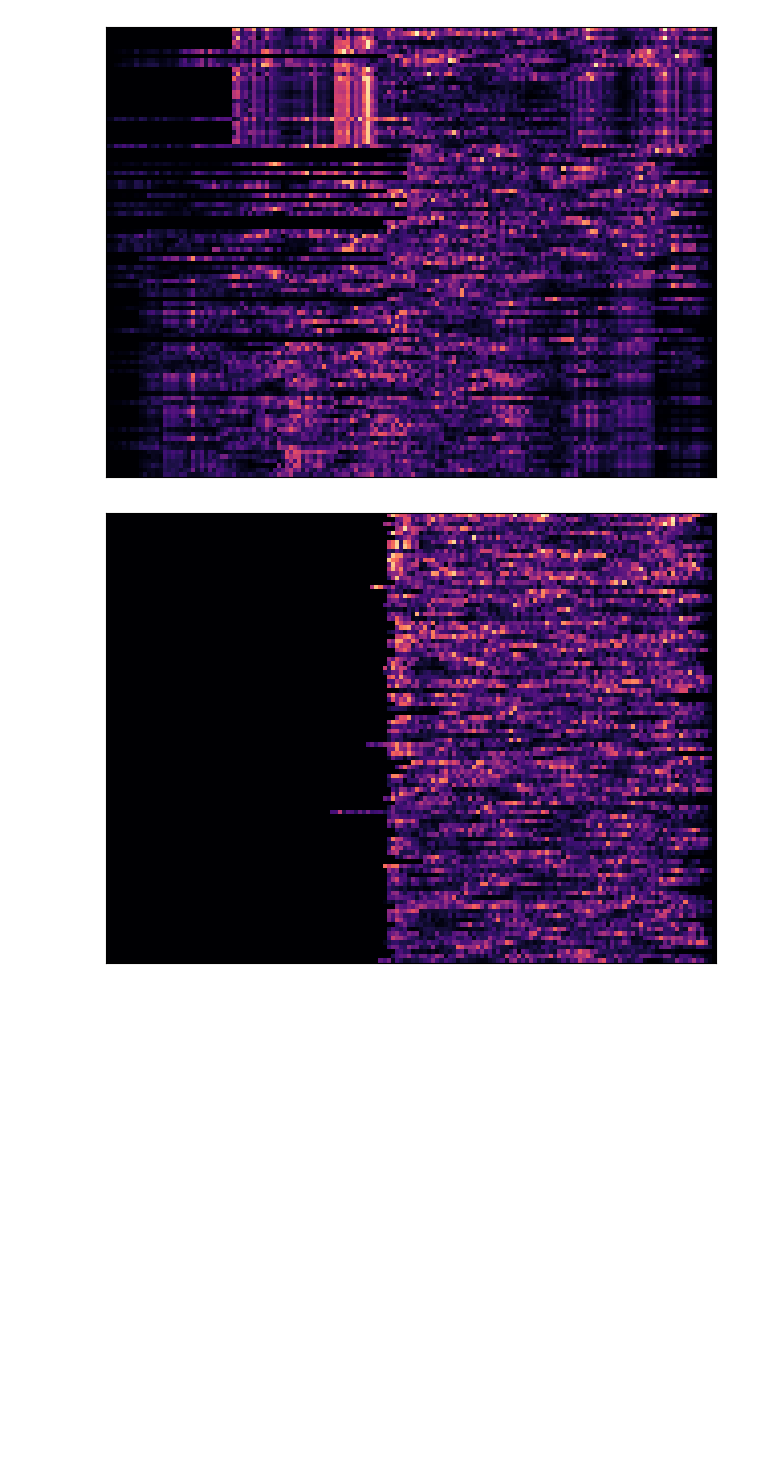
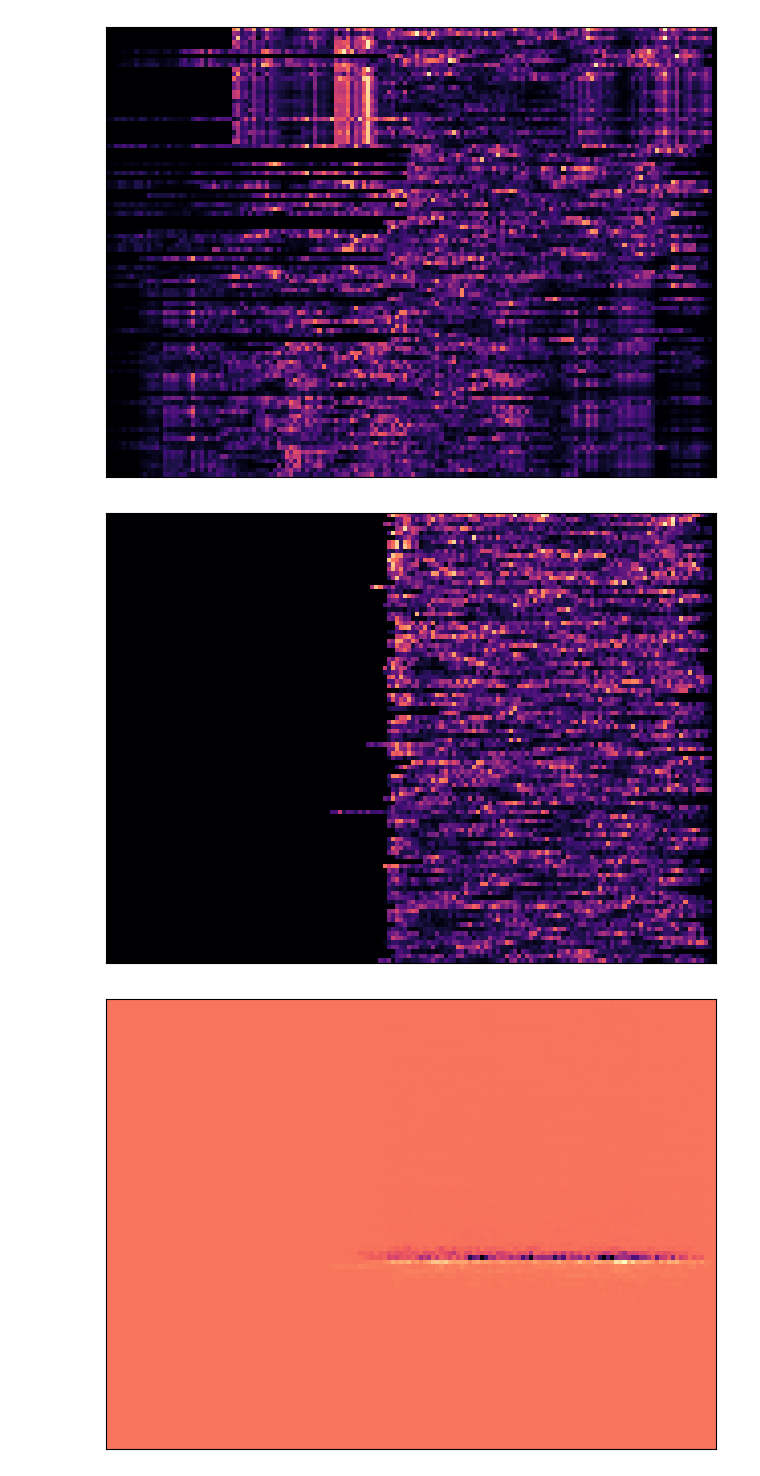
Before and after one commit to Rhys-sg/e.-coli-promoter-prediction, a Jupyter notebook: saliency.ipynb, the cells around one changed output. Saved outputs shown, nothing was run; the diff lists cells and outputs as text; code cells hidden in the pictures; blank space fills up the shorter version.

```diff
--- a/saliency.ipynb
+++ b/saliency.ipynb
@@ -32,10 +41,12 @@ saliency_module.plot_saliency_map_grid(data=X_test_data, i_end=100)
 # %%
 # Grid-based saliency maps for randomly generated sequences (using LaFleur promoter elements)
 
 custom_sequences = saliency_module.generate_sequences(n=100, seed=100)
-saliency_module.plot_saliency_map_grid(data=custom_sequences)
+saliency_module.plot_saliency_map_grid(data=custom_sequences, model_filename='Models/model.keras')
+saliency_module.plot_saliency_map_grid(data=custom_sequences, model_filename='Models/bidir_CNN.keras')
 # %% [output]
 [figure]
+[figure, added]
 # %%
 # Grid-based saliency maps for sequences with custom spacers
 
```
Also changed, not shown: parts of 6 cells of this notebook, 4 other files.
